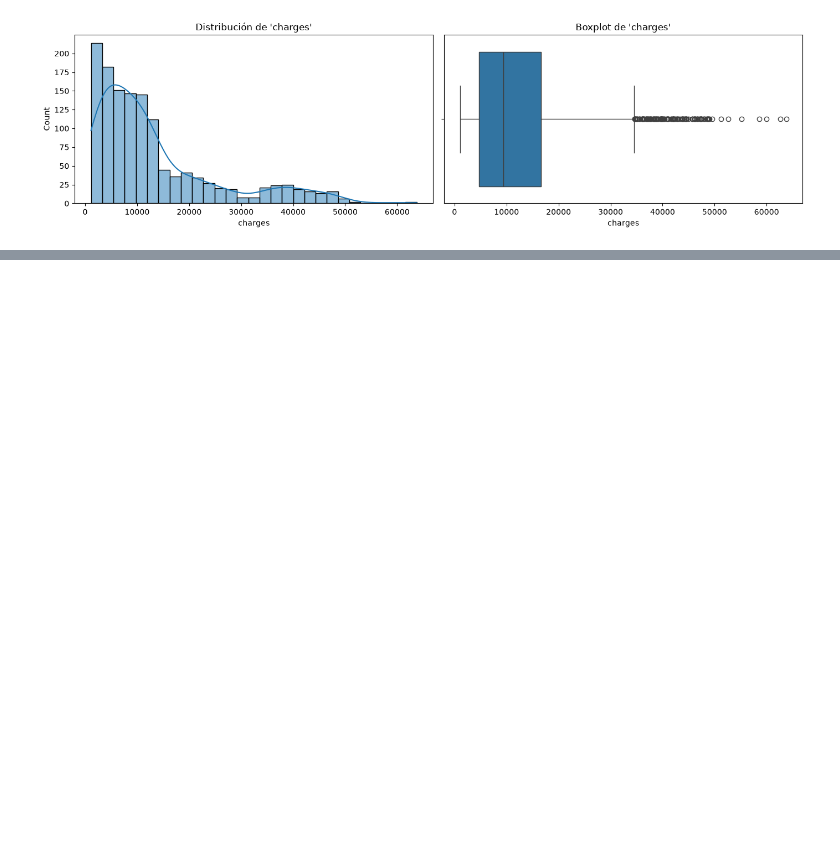
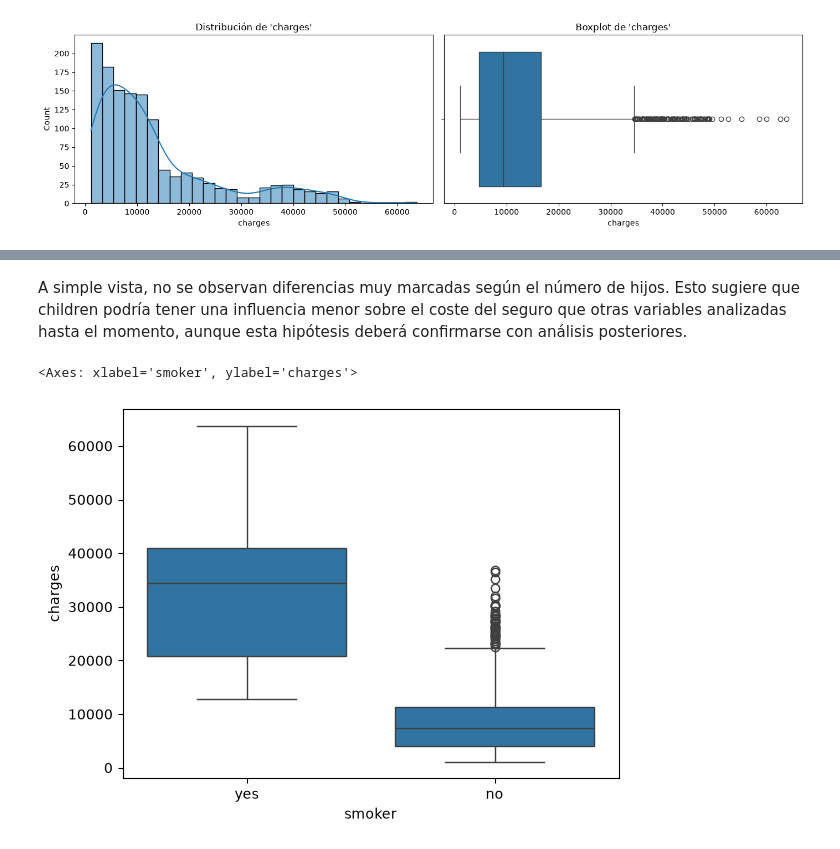
Before and after one commit to sergiocaceresbas/linear-regression-project-tutorial, a Jupyter notebook: src/explore.ipynb, the cells around one changed output, grey strips where cells are left out. Saved outputs shown, nothing was run; the diff lists cells and outputs as text; code cells hidden in the pictures; blank space fills up the shorter version.

Commit message:
avances proyecto seguro medico

```diff
--- a/src/explore.ipynb
+++ b/src/explore.ipynb
@@ -191,0 +234,7 @@ analizar_numerica(df, "charges")
+# %% [markdown]
+A simple vista, no se observan diferencias muy marcadas según el número de hijos. Esto sugiere que children podría tener una influencia menor sobre el coste del seguro que otras variables analizadas hasta el momento, aunque esta hipótesis deberá confirmarse con análisis posteriores.
+# %%
+sns.boxplot(data=df, x="smoker", y="charges")
+# %% [output]
+<Axes: xlabel='smoker', ylabel='charges'>
+[figure, added]
```
Also changed, not shown: parts of 23 cells of this notebook.
